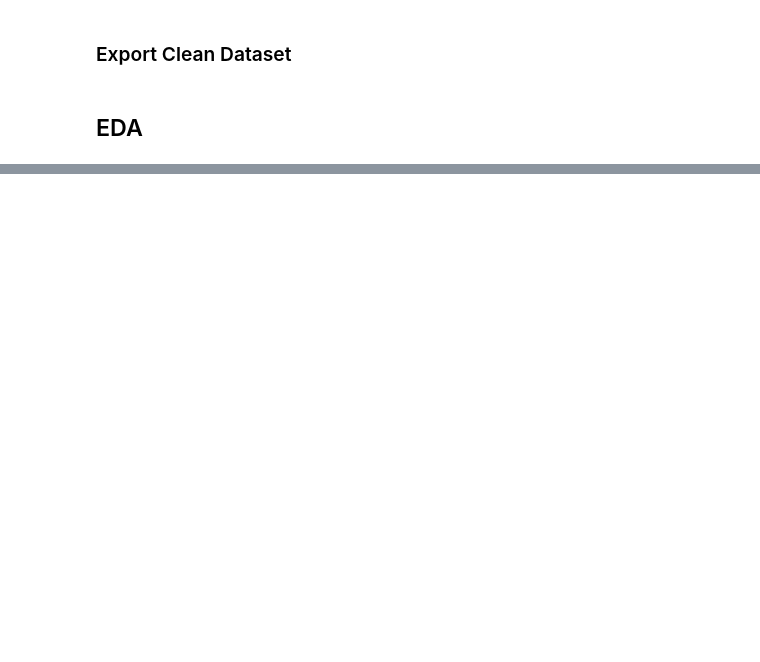
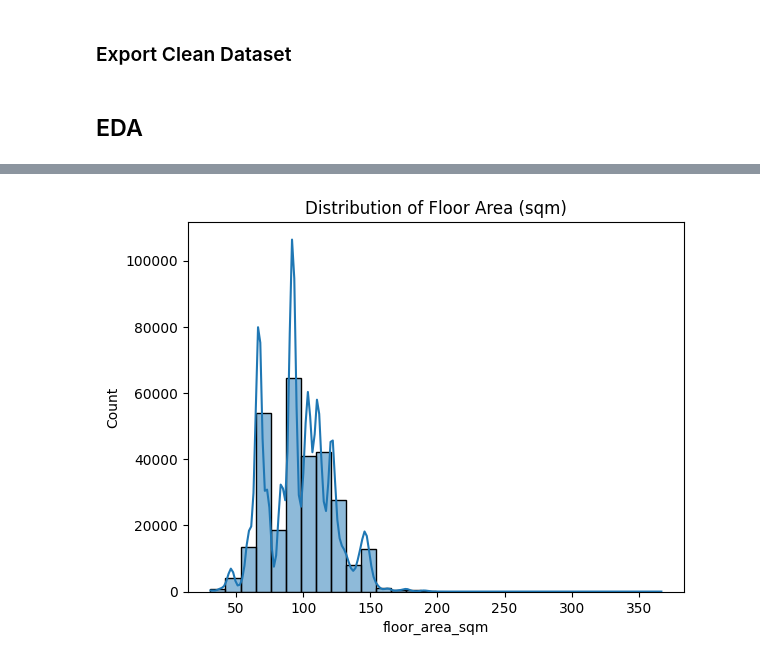
Before and after one commit to KaungSiThu-Sallius/HDB-Resale-Prices-Prediction, a Jupyter notebook: main.ipynb, the cells around one changed output, grey strips where cells are left out. Drawn from its saved outputs; the diff is of its cells as text; code cells hidden in the pictures; blank space fills up the shorter version.

```diff
--- a/main.ipynb
+++ b/main.ipynb
@@ -272,0 +290,6 @@ hdb_df.to_csv('data/clean_hdb_resale_data.csv')
+# %%
+sns.histplot(hdb_final_df["floor_area_sqm"], bins=30, kde=True)
+plt.title("Distribution of Floor Area (sqm)")
+plt.show()
+# %% [output]
+[figure, added]
```
Also changed, not shown: parts of 12 cells of this notebook, 1 other file.
